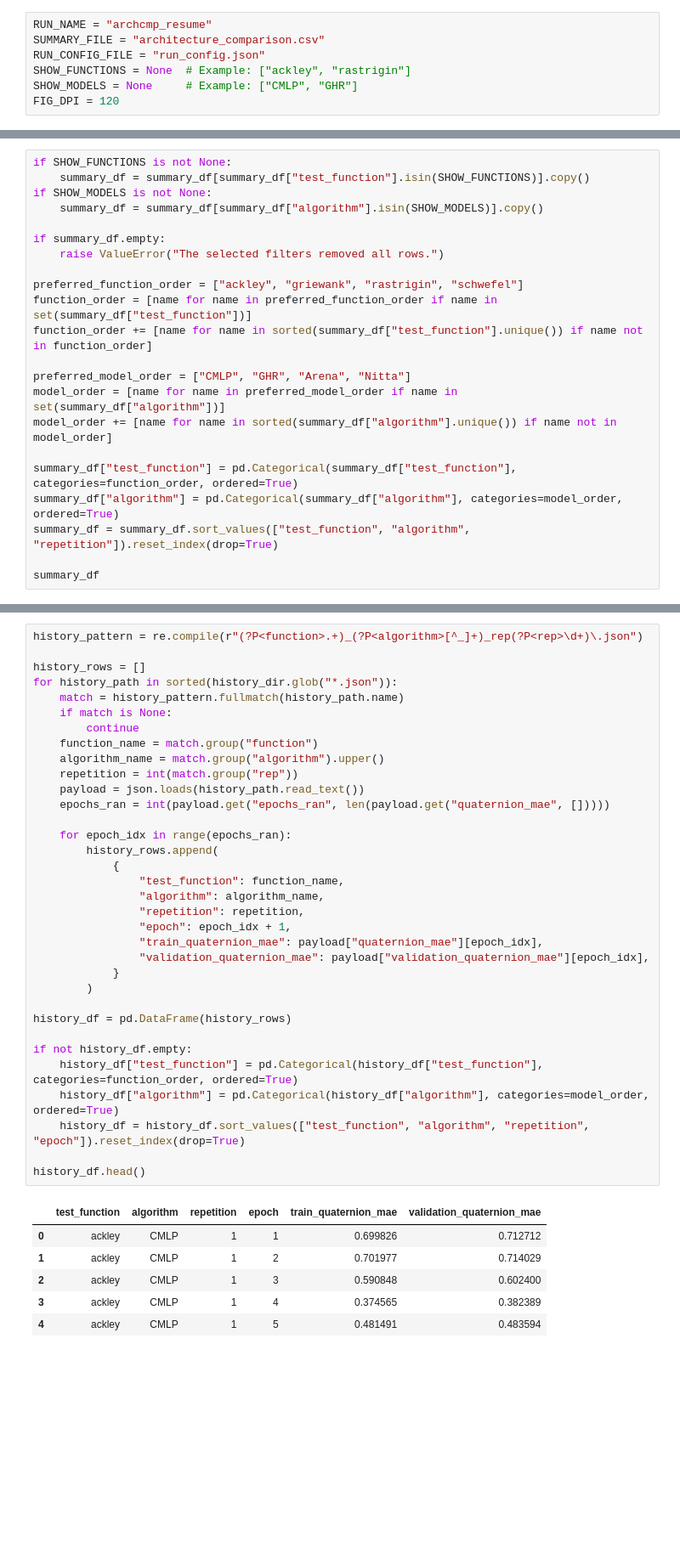
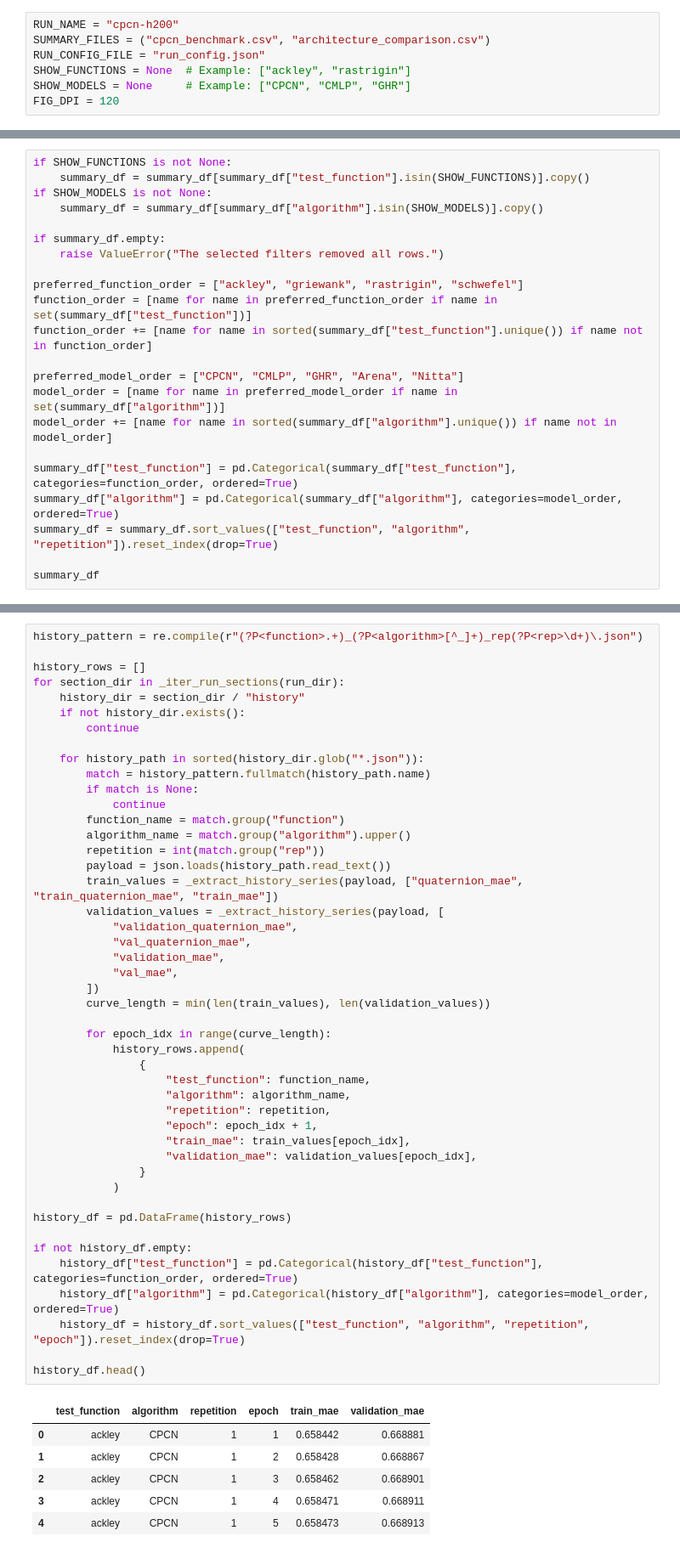
Before and after one commit to HorusXIV/PCQVNN, a Jupyter notebook: notebooks/06_analyze_runs.ipynb, the cells around one changed output, grey strips where cells are left out. Shown at 85% size. Drawn from its saved outputs; the diff is of its cells as text; blank space fills up the shorter version.

```diff
--- a/notebooks/06_analyze_runs.ipynb
+++ b/notebooks/06_analyze_runs.ipynb
@@ -49,8 +49,8 @@ from qvnn_pc.models import CMLPQuaternionMLP, GHRQuaternionMLP, quaternion_mae_l
 # %%
-RUN_NAME = "archcmp_resume"
-SUMMARY_FILE = "architecture_comparison.csv"
+RUN_NAME = "cpcn-h200"
+SUMMARY_FILES = ("cpcn_benchmark.csv", "architecture_comparison.csv")
 RUN_CONFIG_FILE = "run_config.json"
 SHOW_FUNCTIONS = None  # Example: ["ackley", "rastrigin"]
-SHOW_MODELS = None     # Example: ["CMLP", "GHR"]
+SHOW_MODELS = None     # Example: ["CPCN", "CMLP", "GHR"]
 FIG_DPI = 120
 # %%
@@ -258,7 +151,7 @@ preferred_function_order = ["ackley", "griewank", "rastrigin", "schwefel"]
 function_order = [name for name in preferred_function_order if name in set(summary_df["test_function"])]
 function_order += [name for name in sorted(summary_df["test_function"].unique()) if name not in function_order]
 
-preferred_model_order = ["CMLP", "GHR", "Arena", "Nitta"]
+preferred_model_order = ["CPCN", "CMLP", "GHR", "Arena", "Nitta"]
 model_order = [name for name in preferred_model_order if name in set(summary_df["algorithm"])]
 model_order += [name for name in sorted(summary_df["algorithm"].unique()) if name not in model_order]
 
@@ -472,44 +345,56 @@ For clean learning plots, we will only use training and validation quaternion MA
 # %%
 history_pattern = re.compile(r"(?P<function>.+)_(?P<algorithm>[^_]+)_rep(?P<rep>\d+)\.json")
 
 history_rows = []
-for history_path in sorted(history_dir.glob("*.json")):
-    match = history_pattern.fullmatch(history_path.name)
-    if match is None:
+for section_dir in _iter_run_sections(run_dir):
+    history_dir = section_dir / "history"
+    if not history_dir.exists():
         continue
-    function_name = match.group("function")
-    algorithm_name = match.group("algorithm").upper()
-    repetition = int(match.group("rep"))
-    payload = json.loads(history_path.read_text())
-    epochs_ran = int(payload.get("epochs_ran", len(payload.get("quaternion_mae", []))))
 
-    for epoch_idx in range(epochs_ran):
-        history_rows.append(
-            {
-                "test_function": function_name,
-                "algorithm": algorithm_name,
-                "repetition": repetition,
-                "epoch": epoch_idx + 1,
-                "train_quaternion_mae": payload["quaternion_mae"][epoch_idx],
-                "validation_quaternion_mae": payload["validation_quaternion_mae"][epoch_idx],
-            }
-        )
+    for history_path in sorted(history_dir.glob("*.json")):
+        match = history_pattern.fullmatch(history_path.name)
+        if match is None:
+            continue
+        function_name = match.group("function")
+        algorithm_name = match.group("algorithm").upper()
+        repetition = int(match.group("rep"))
+        payload = json.loads(history_path.read_text())
+        train_values = _extract_history_series(payload, ["quaternion_mae", "train_quaternion_mae", "train_mae"])
+        validation_values = _extract_history_series(payload, [
+            "validation_quaternion_mae",
+            "val_quaternion_mae",
+            "validation_mae",
+            "val_mae",
+        ])
+        curve_length = min(len(train_values), len(validation_values))
+
+        for epoch_idx in range(curve_length):
+            history_rows.append(
+                {
+                    "test_function": function_name,
+                    "algorithm": algorithm_name,
+                    "repetition": repetition,
+                    "epoch": epoch_idx + 1,
+                    "train_mae": train_values[epoch_idx],
+                    "validation_mae": validation_values[epoch_idx],
+                }
+            )
 
 history_df = pd.DataFrame(history_rows)
 
 if not history_df.empty:
     history_df["test_function"] = pd.Categorical(history_df["test_function"], categories=function_order, ordered=True)
     history_df["algorithm"] = pd.Categorical(history_df["algorithm"], categories=model_order, ordered=True)
     history_df = history_df.sort_values(["test_function", "algorithm", "repetition", "epoch"]).reset_index(drop=True)
 
 history_df.head()
 # %% [output]
-|  | test_function | algorithm | repetition | epoch | train_quaternion_mae | validation_quaternion_mae |
-| 0 | ackley | CMLP | 1 | 1 | 0.699826 | 0.712712 |
-| 1 | ackley | CMLP | 1 | 2 | 0.701977 | 0.714029 |
-| 2 | ackley | CMLP | 1 | 3 | 0.590848 | 0.602400 |
-| 3 | ackley | CMLP | 1 | 4 | 0.374565 | 0.382389 |
-| 4 | ackley | CMLP | 1 | 5 | 0.481491 | 0.483594 |
+|  | test_function | algorithm | repetition | epoch | train_mae | validation_mae |
+| 0 | ackley | CPCN | 1 | 1 | 0.658442 | 0.668881 |
+| 1 | ackley | CPCN | 1 | 2 | 0.658428 | 0.668867 |
+| 2 | ackley | CPCN | 1 | 3 | 0.658462 | 0.668901 |
+| 3 | ackley | CPCN | 1 | 4 | 0.658471 | 0.668911 |
+| 4 | ackley | CPCN | 1 | 5 | 0.658473 | 0.668913 |
 # %%
 def _curve_stats(subset: pd.DataFrame, value_col: str) -> pd.DataFrame:
     stats = (
```
Also changed, not shown: parts of 11 cells of this notebook, 2 other files.
